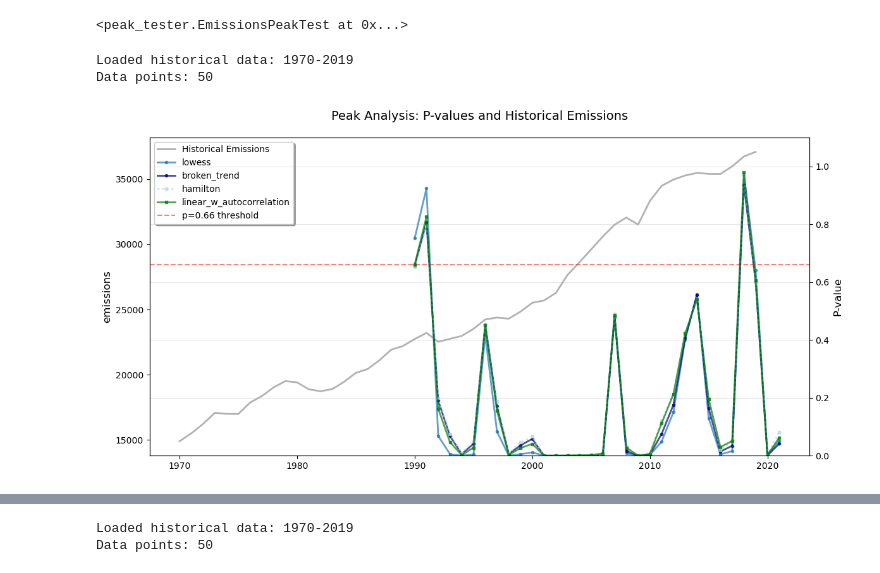
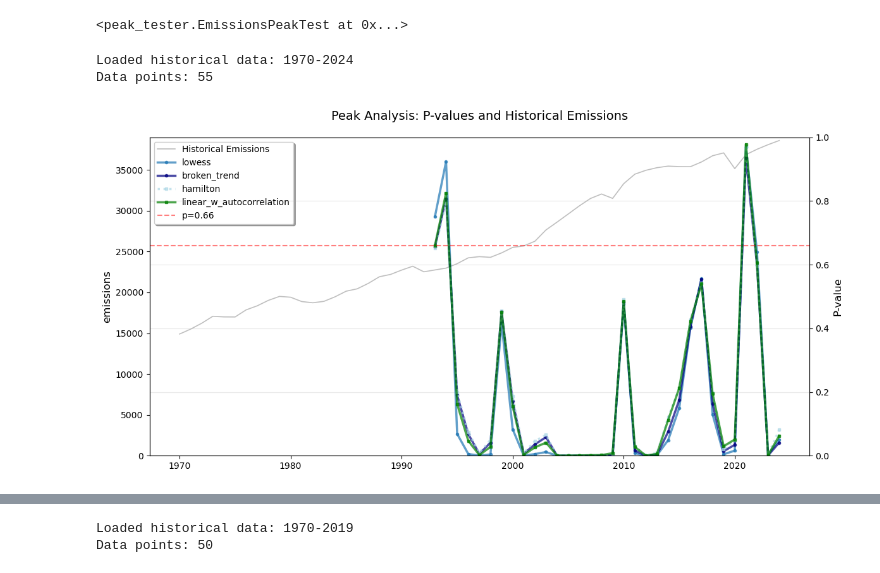
Before and after one commit to nezzag/peaking_test, a Jupyter notebook: notebooks/peaker_historical_tests_clean.ipynb, the cells around one changed output, grey strips where cells are left out. Drawn from its saved outputs; the diff is of its cells as text; code cells hidden in the pictures.

Commit message:
update lmdi and historical tests

```diff
--- a/notebooks/peaker_historical_tests_clean.ipynb
+++ b/notebooks/peaker_historical_tests_clean.ipynb
@@ -37,7 +38,7 @@ def run_historical_peak_test(csv_file, region, num_years_forward=3,
     Parameters:
     -----------
     csv_file : str
-        Path to historical data CSV file
+        Path to historical data CSV file. Can also be a df
     num_years_forward : int
         Number of years to include in each test
     noise_method: str
@@ -94,7 +95,7 @@ def run_historical_peak_test(csv_file, region, num_years_forward=3,
             # TODO: check that the minus 1 is necessary
             if not all_years:
                 # peak_tester.historical_data = hist_data.query(f'year <= {year+num_years_forward-1}').copy()
-                peak_tester.historical_data = hist_data.query(f'year <= {year}').copy() #CLAIRE: changing so that historical data only goes up to year in question
+                peak_tester.historical_data = hist_data.query(f'year < {year}').copy() #CLAIRE: changing so that historical data only goes up to year in question
 
             # add 'test data' (year + number of years forward)
             peak_tester.set_test_data(emissions_data)
@@ -133,6 +134,7 @@ def run_historical_peak_test(csv_file, region, num_years_forward=3,
             # Store results with metadata
             results.append({
                 'year': year,
+                'year_end': year + num_years_forward -1, # minus one because num_years_forward is number of years to include
                 'region': region,
                 'p-value': peak_tester.bootstrap_results['p_value_one_tail'],
                 'num_years_forward': num_years_forward,
@@ -191,8 +261,8 @@ Data points: 55
 Loaded historical data: 1970-2024
 Data points: 55
 # %%
-for method, df in pdf_3year_allmethods.items():
-    df.to_csv(f'results/historical_tests/three_year_co2_method_{method}.csv')
+# for method, df in pdf_3year_allmethods.items():
+#     df.to_csv(f'results/historical_tests/three_year_co2_method_{method}.csv')
 # %%
 # Include all historical years in each analysis (i.e. all historical years are included in the noise parameterisation for each historical year)
 # using 3 years forward
@@ -243,8 +313,19 @@ Noise characterization complete:
 Using AR(1) noise generator with φ=0.43, mean=0.000, sigma=468.164
 # %% [markdown]
 ## Plot results
+# %%
+# Read in data
+
+pdf_2year = pd.read_csv('results/historical_tests/two_year_co2_lowess.csv')
+pdf_3year = pd.read_csv('results/historical_tests/three_year_co2_lowess.csv')
+pdf_3year_allyears = pd.read_csv('results/historical_tests/three_year_co2_allyears_lowess.csv')
+
+pdf_3year_m = {}
+for method in ['lowess', 'hamilton', 'broken_trend', 'linear_w_autocorrelation']:
+    pdf_3year_m[method] = pd.read_csv(f'results/historical_tests/three_year_co2_method_{method}.csv')
+    pdf_3year_m[method]['year_end'] = pdf_3year_m[method]['year']+2 # shift to end of tested years (assuming num_years_forward = 3)
 # %%
-
+# Plot historical peak analysis
 
 def plot_peak_analysis(historical_data, pdf_results, variable= 'emissions', threshold=0.66,
                        figsize=(12, 6), savepath=None):
@@ -314,8 +395,8 @@ def plot_peak_analysis(historical_data, pdf_results, variable= 'emissions', thre
         marker = pdf_result.get('marker', 'o')
         linestyle = pdf_result.get('linestyle', '-')
         markersize = pdf_result.get('markersize', 3)
-
-        ax2.plot(data['year'], 1 - data['p-value'],
+        year_to_use = data['year_end'] if 'year_end' in data.columns else data['year'] + 2 # If num_years_forward is 3
+        ax2.plot(year_to_use, 1 - data['p-value'],
                 color=color, marker=marker, linestyle=linestyle,
                 linewidth=2.5, label=label, markersize=markersize, alpha = 0.7)
 
@@ -373,35 +444,35 @@ pdf_results = [
         'marker': 'o'
     },
     {
         'data': pdf_3year_m['broken_trend'],
         'label': 'broken_trend',
         'color': 'navy',
         'marker': 'o'
     },
     {
         'data': pdf_3year_m['hamilton'],
         'label': 'hamilton',
         'color': 'lightblue',
         'marker': 's',
         'linestyle': 'dotted'
     },
     {
         'data': pdf_3year_m['linear_w_autocorrelation'],
         'label': 'linear_w_autocorrelation',
         'color': 'green',
         'marker': 's'
     }
 ]
 
 # Create the plot
 fig, axes = plot_peak_analysis(
-    EmissionsPeakTest().load_historical_data("gcb_hist_co2.csv","WLD").historical_data,
+    EmissionsPeakTest().load_historical_data("gcb_hist_co2.csv","WLD", year_range = range(1970, 2025)).historical_data,
     pdf_results,
     threshold=0.66,
-    savepath="../figures/historical_method_comparison.png"
+    # savepath="../figures/historical_method_comparison.png"
 )
 plt.show()
 # %% [output]
-Loaded historical data: 1970-2019
-Data points: 50
+Loaded historical data: 1970-2024
+Data points: 55
-[figure, old version]
+[figure, new version]
```
Also changed, not shown: parts of 10 cells of this notebook, 7 other files.
